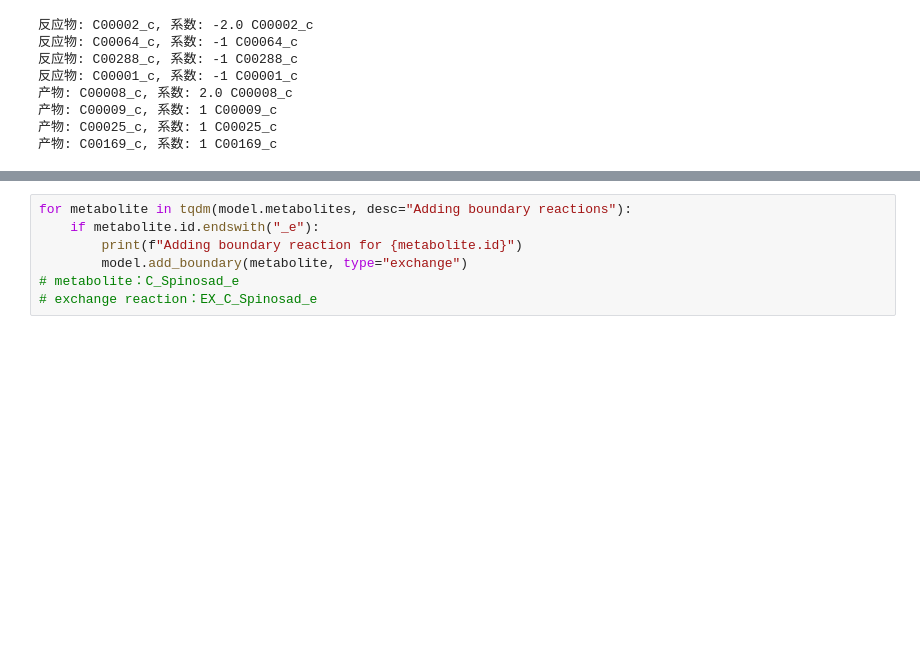
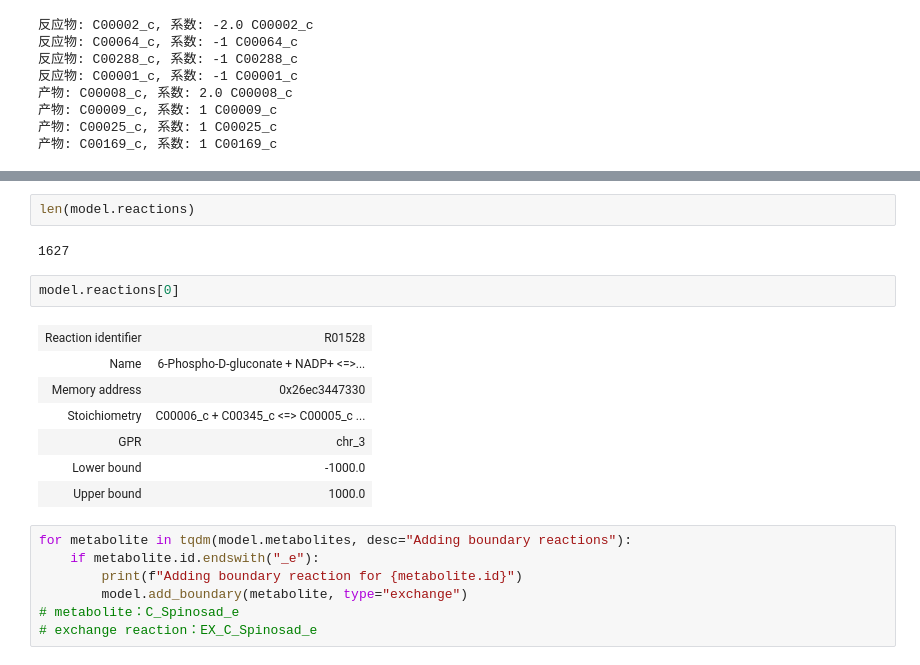
Before and after one commit to SJTU-software-2025/GEMs, a Jupyter notebook: src/build_GEM.ipynb, the cells around one changed output, grey strips where cells are left out. Drawn from its saved outputs; the diff is of its cells as text; blank space fills up the shorter version.

```diff
--- a/src/build_GEM.ipynb
+++ b/src/build_GEM.ipynb
@@ -237,3 +236,17 @@ print(endtime - starttime)
+# %%
+len(model.reactions)
+# %% [output]
+1627
+# %%
+model.reactions[0]
+# %% [output]
+| Reaction identifier | R01528 |
+| Name | 6-Phospho-D-gluconate + NADP+ <=>... |
+| Memory address | 0x26ec3447330 |
+| Stoichiometry | C00006_c + C00345_c <=> C00005_c ... |
+| GPR | chr_3 |
+| Lower bound | -1000.0 |
+| Upper bound | 1000.0 |
 # %%
 for metabolite in tqdm(model.metabolites, desc="Adding boundary reactions"):
     if metabolite.id.endswith("_e"):
```
Also changed, not shown: parts of 13 cells of this notebook, 4 other files.
